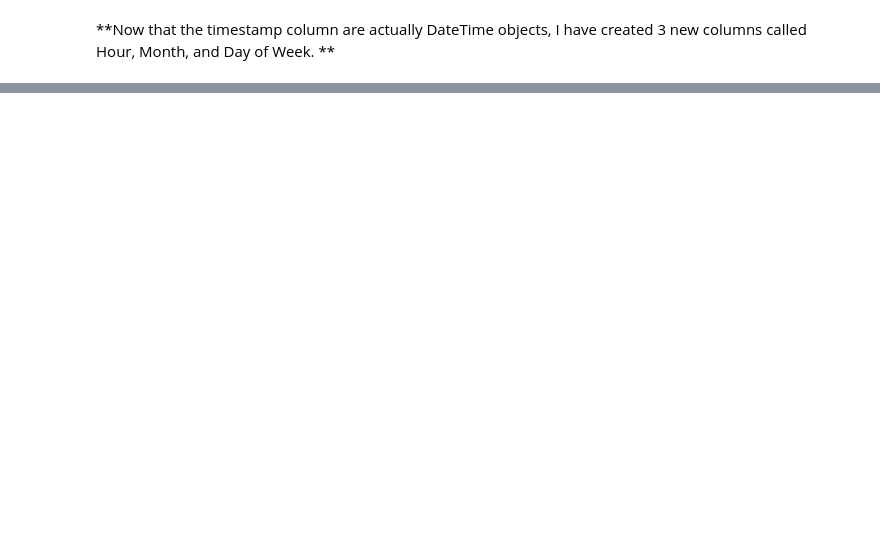
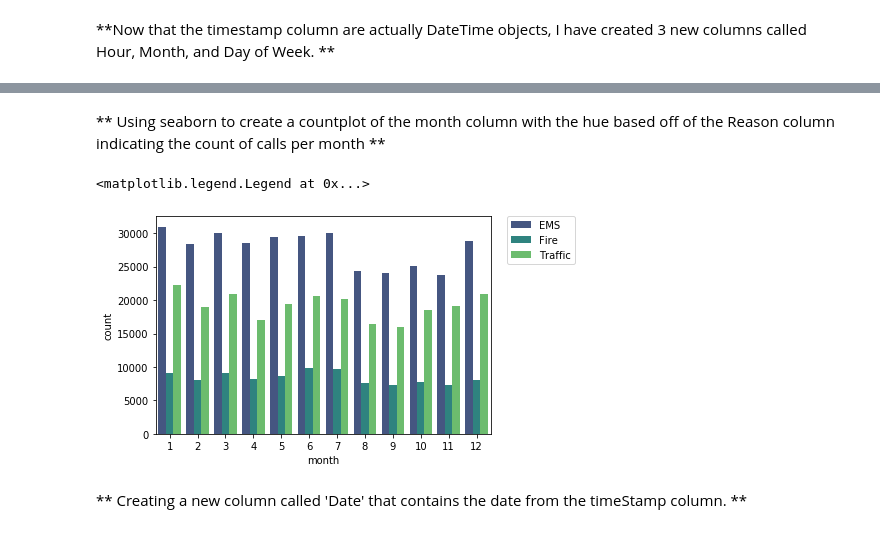
Before and after one commit to Anirudh-004/capstone-project, a Jupyter notebook: 01-911 Calls Data Analysis and Visualization Project.ipynb, the cells around one changed output, grey strips where cells are left out. Drawn from its saved outputs; the diff is of its cells as text; code cells hidden in the pictures; blank space fills up the shorter version.

```diff
--- a/01-911 Calls Data Analysis and Visualization Project.ipynb
+++ b/01-911 Calls Data Analysis and Visualization Project.ipynb
@@ -191,0 +146,10 @@ ____
+# %% [markdown]
+** Using seaborn to create a countplot of the month column with the hue based off of the Reason column indicating the count of calls per month **
+# %%
+sns.countplot(x='month',data=df,hue='Reason',palette='viridis')
+plt.legend(bbox_to_anchor=(1.05, 1), loc=2, borderaxespad=0.)
+# %% [output]
+<matplotlib.legend.Legend at 0x...>
+[figure, added]
+# %% [markdown]
+** Creating a new column called 'Date' that contains the date from the timeStamp column. **
```
Also changed, not shown: parts of 45 cells of this notebook, 1 other file.
